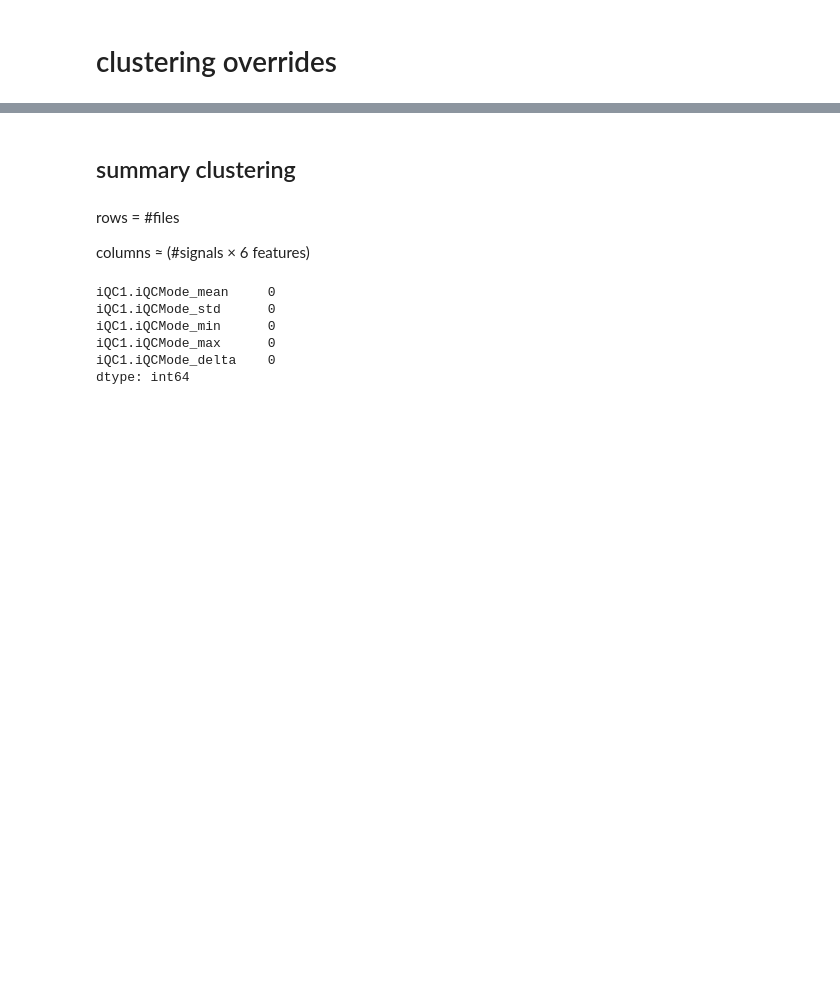
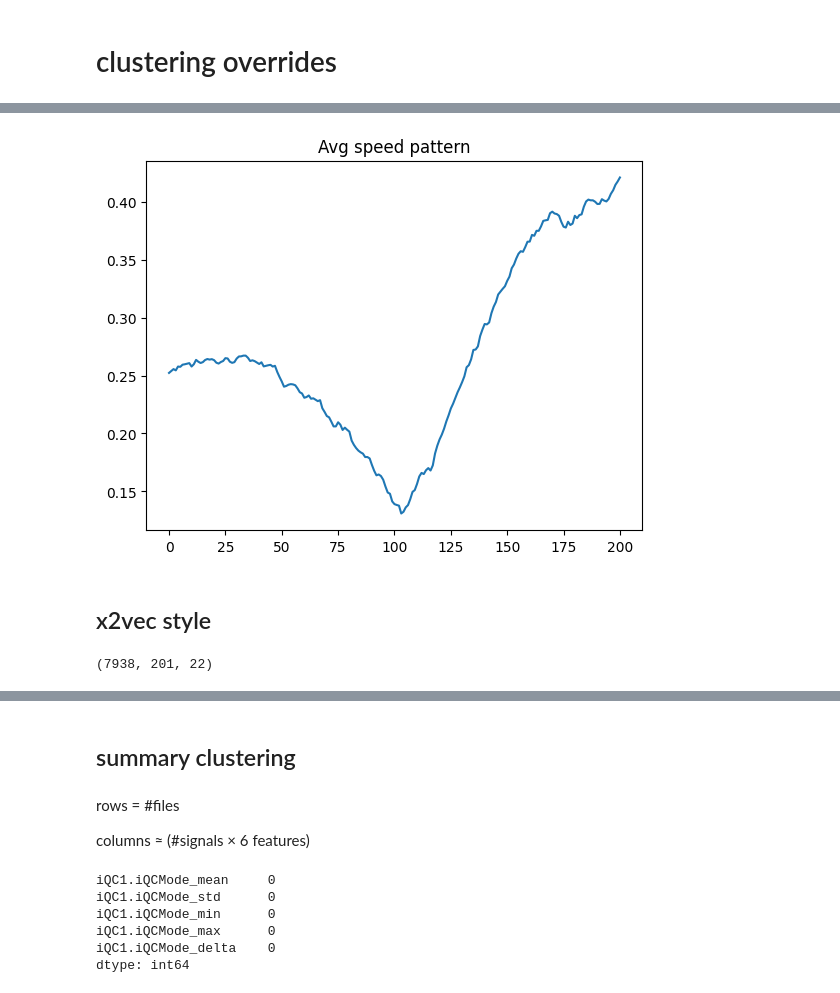
Before and after one commit to shaoyinz/Traxen_Driver_Override, a Jupyter notebook: jupyter_notebooks/clustering.ipynb, the cells around one changed output, grey strips where cells are left out. Cells and saved outputs as stored; diff of their text form; code cells hidden in the pictures; blank space fills up the shorter version.

```diff
--- a/jupyter_notebooks/clustering.ipynb
+++ b/jupyter_notebooks/clustering.ipynb
@@ -2,0 +210,11 @@
+# %%
+latent_dim = 32
+
+model = LSTMAutoencoder(
+    n_features=F,
+    latent_dim=latent_dim
+).to(device)
+
+optimizer = torch.optim.Adam(model.parameters(), lr=1e-3)
+
+criterion = nn.MSELoss()
@@ -2,0 +326,18 @@
+# %%
+cluster = 0
+
+cluster_events = X_scaled[labels == cluster]
+
+avg_series = cluster_events.mean(axis=0)
+
+plt.plot(avg_series[:, feature_cols.index("CCVS1_Engine.WheelBasedVehicleSpeed")])
+plt.title("Avg speed pattern")
+plt.show()
+# %% [output]
+[figure, added]
+# %% [markdown]
+## x2vec style
+# %%
+print(X_scaled.shape)
+# %% [output]
+(7938, 201, 22)
```
Also changed, not shown: parts of 39 cells of this notebook, 3 other files.
